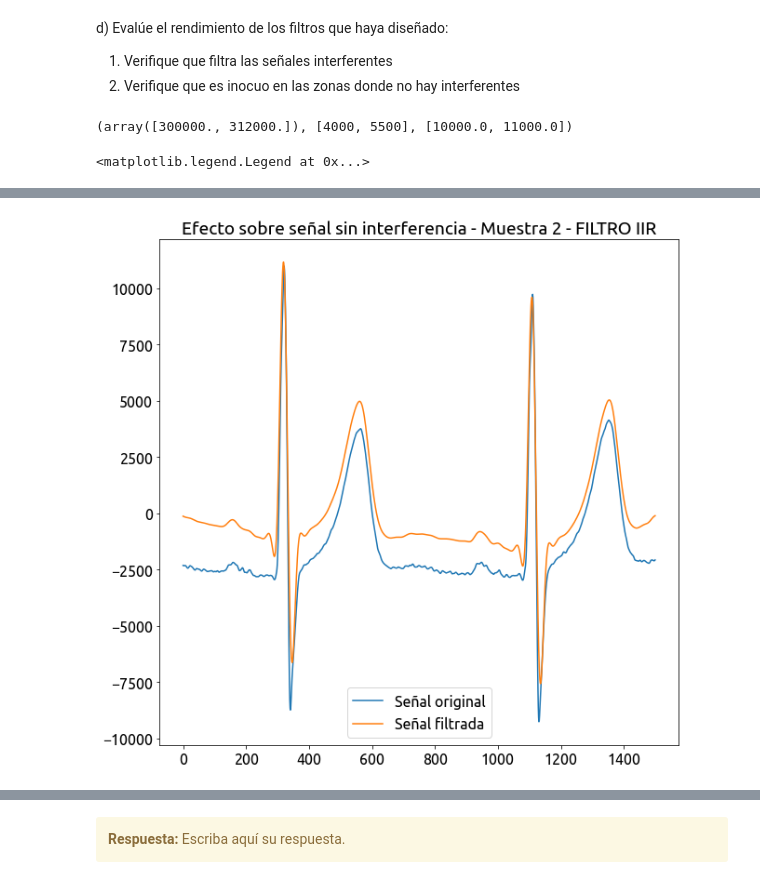
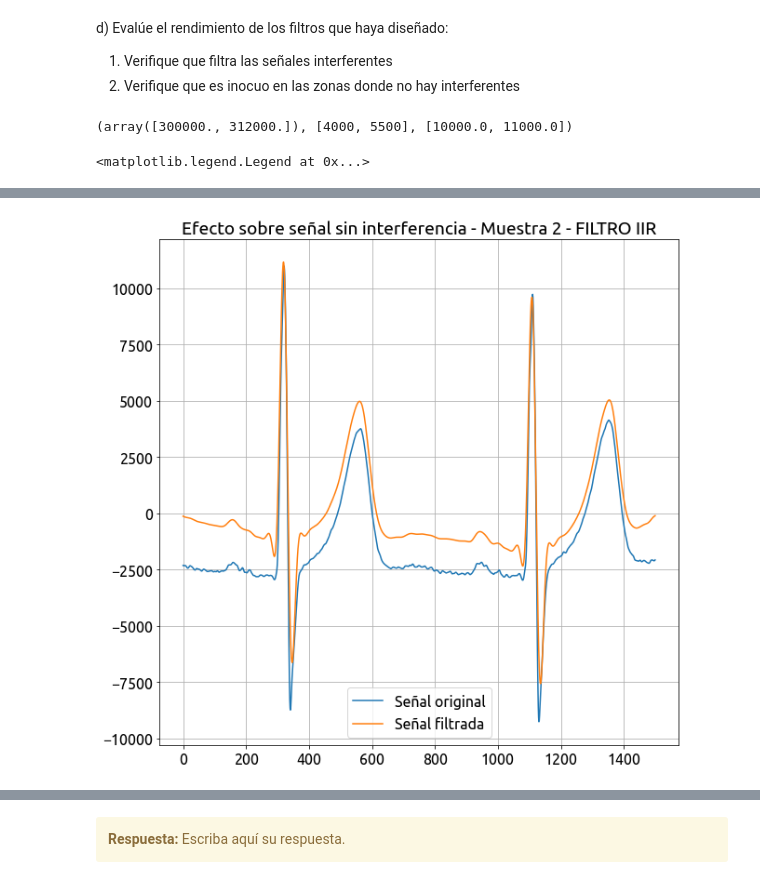
Before and after one commit to fcatuogno/PDS_TPs, a Jupyter notebook: TP4 - Filtrado.ipynb, the cells around one changed output, grey strips where cells are left out. Drawn from its saved outputs; the diff is of its cells as text; code cells hidden in the pictures.

```diff
--- a/TP4 - Filtrado.ipynb
+++ b/TP4 - Filtrado.ipynb
@@ -327,6 +359,10 @@ zonas_sin_interf = (
 # Acá podés generar los gráficos pedidos #
 ##########################################
 
+###########################################
+#  Filtros IIR
+###########################################
+
 #
 # Analisis con interferentes
 #
@@ -347,6 +383,7 @@ señal_filtrada = sig.filtfilt(num_lpf, den_lpf, señal_filtrada,axis=0)
 
 plt.figure(1)
 plt.plot(señal_filtrada,label='Señal filtrada')
+plt.grid(which='both', axis='both')
 plt.legend()
 
 #Filtrado de la muestra 2
@@ -355,10 +392,11 @@ señal_filtrada = sig.filtfilt(num_lpf, den_lpf, señal_filtrada,axis=0)
 
 plt.figure(2)
 plt.plot(señal_filtrada,label='Señal filtrada')
+plt.grid(which='both', axis='both')
 plt.legend()
 
 #
-# Analisis con interferentes
+# Analisis sin interferentes
 #
 print(zonas_sin_interf)
 muestra1_sin_interf = ecg_lead[int(zonas_sin_interf[0][0]):int(zonas_sin_interf[0][1])]
@@ -383,6 +421,7 @@ señal_filtrada = sig.filtfilt(num_lpf, den_lpf, señal_filtrada,axis=0)
 
 plt.figure(3)
 plt.plot(señal_filtrada,label='Señal filtrada')
+plt.grid(which='both', axis='both')
 plt.legend()
 
 #Filtrado de la muestra 2
@@ -391,6 +430,7 @@ señal_filtrada = sig.filtfilt(num_lpf, den_lpf, señal_filtrada,axis=0)
 
 plt.figure(4)
 plt.plot(señal_filtrada,label='Señal filtrada')
+plt.grid(which='both', axis='both')
 plt.legend()
 
 #Filtrado de la muestra 3
@@ -399,7 +439,81 @@ señal_filtrada = sig.filtfilt(num_lpf, den_lpf, señal_filtrada,axis=0)
 
 plt.figure(5)
 plt.plot(señal_filtrada,label='Señal filtrada')
+plt.grid(which='both', axis='both')
 plt.legend()
+
+###########################################
+#  Filtros FIR
+###########################################
+
+plt.figure(10)
+plt.plot(muestra1_con_interf,label='Señal con interferencia')
+plt.title('Efecto sobre señal con interferencia - Muestra 1 - FILTROS FIR')
+
+plt.figure(11)
+plt.plot(muestra2_con_interf,label='Señal con interferencia')
+plt.title('Efecto sobre señal con interferencia - Muestra 2 - FILTROS FIR')
+
+#Filtrado de la muestra 1
+señal_filtrada = sig.filtfilt(taps_FIR_HPF, [1], muestra1_con_interf,axis=0)
+señal_filtrada = sig.filtfilt(taps_FIR_LPF, [1], señal_filtrada,axis=0)
+
+plt.figure(10)
+plt.plot(señal_filtrada,label='Señal filtrada')
+plt.grid(which='both', axis='both')
+plt.legend()
+
+#Filtrado de la muestra 2
+señal_filtrada = sig.filtfilt(taps_FIR_HPF, [1], muestra2_con_interf,axis=0)
+señal_filtrada = sig.filtfilt(taps_FIR_LPF, [1], señal_filtrada,axis=0)
+
+plt.figure(11)
+plt.plot(señal_filtrada,label='Señal filtrada')
+plt.grid(which='both', axis='both')
+plt.legend()
+
+
+#
+# Analisis sin interferentes
+#
+plt.figure(13)
+plt.plot(muestra1_sin_interf,label='Señal original')
+plt.title('Efecto sobre señal sin interferencia - Muestra 1 - FILTRO FIR')
+
+plt.figure(14)
+plt.plot(muestra2_sin_interf,label='Señal original')
+plt.title('Efecto sobre señal sin interferencia - Muestra 2 - FILTRO FIR')
+
+plt.figure(15)
+plt.plot(muestra3_sin_interf,label='Señal original')
+plt.title('Efecto sobre señal sin interferencia - Muestra 3 - FILTRO FIR')
+
+#Filtrado de la muestra 1
+señal_filtrada = sig.filtfilt(taps_FIR_HPF, [1], muestra1_sin_interf,axis=0)
+señal_filtrada = sig.filtfilt(taps_FIR_LPF, [1], señal_filtrada,axis=0)
+
+plt.figure(13)
+plt.plot(señal_filtrada,label='Señal filtrada')
+plt.grid(which='both', axis='both')
+plt.legend()
+
+#Filtrado de la muestra 2
+señal_filtrada = sig.filtfilt(taps_FIR_HPF, [1], muestra2_sin_interf,axis=0,padlen=800)
+señal_filtrada = sig.filtfilt(taps_FIR_LPF, [1], señal_filtrada,axis=0,padlen=800)
+
+plt.figure(14)
+plt.plot(señal_filtrada,label='Señal filtrada')
+plt.grid(which='both', axis='both')
+plt.legend()
+
+#Filtrado de la muestra 3
+señal_filtrada = sig.filtfilt(taps_FIR_HPF, [1], muestra3_sin_interf,axis=0,padlen=800)
+señal_filtrada = sig.filtfilt(taps_FIR_LPF, [1], señal_filtrada,axis=0,padlen=800)
+
+plt.figure(15)
+plt.plot(señal_filtrada,label='Señal filtrada')
+plt.grid(which='both', axis='both')
+plt.legend()
 # %% [output]
 (array([300000., 312000.]), [4000, 5500], [10000.0, 11000.0])
 <matplotlib.legend.Legend at 0x...>
@@ -409 +523 @@ plt.legend()
-[figure, old version]
+[figure, new version]
```
Also changed, not shown: parts of 2 cells of this notebook.
